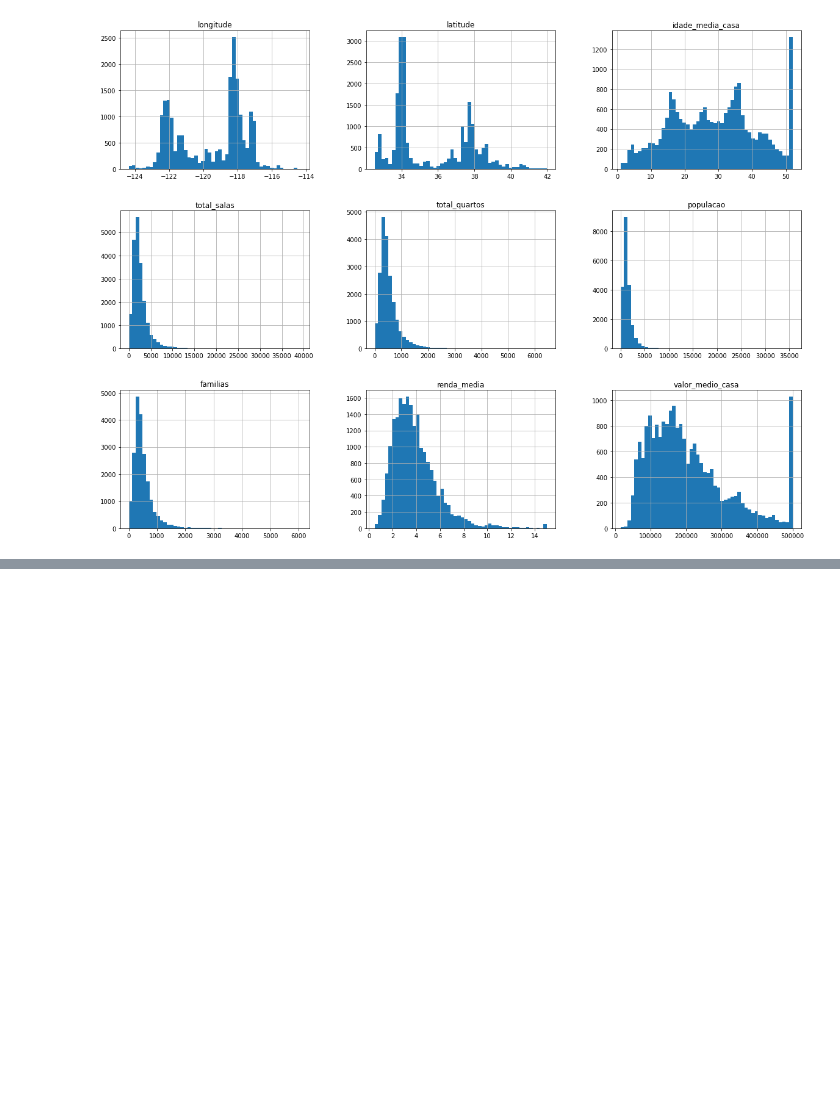
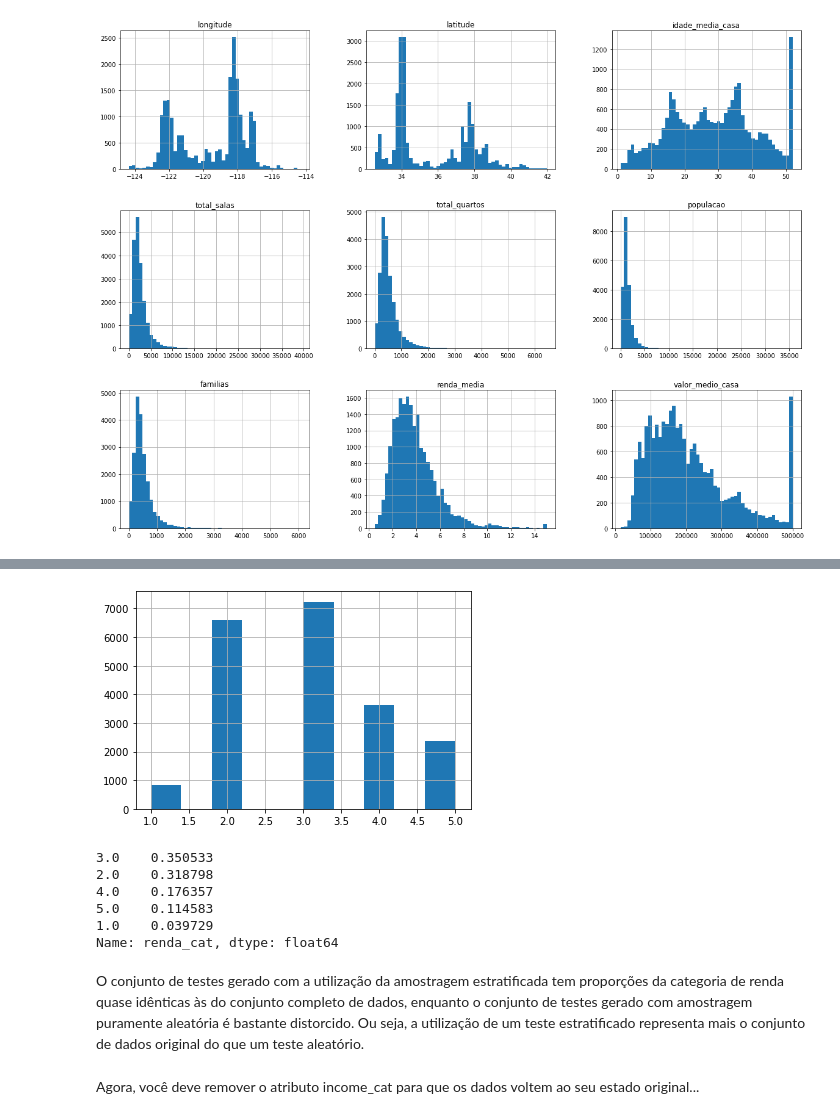
Before and after one commit to GugaMonteiro/data-science-portfolio, a Jupyter notebook: Aprendendo ML/exemplo_machine_learning.ipynb, the cells around one changed output, grey strips where cells are left out. Cells and saved outputs as stored; diff of their text form; code cells hidden in the pictures; blank space fills up the shorter version.

Commit message:
terminando a parte de dividir os dados

```diff
--- a/Aprendendo ML/exemplo_machine_learning.ipynb
+++ b/Aprendendo ML/exemplo_machine_learning.ipynb
@@ -119,0 +119,5 @@ NameError: name 'np' is not defined
+# %%
+housing['renda_cat'].hist()
+plt.show()
+# %% [output]
+[figure, added]
@@ -119,0 +130,13 @@ NameError: name 'np' is not defined
+# %%
+strat_test_set['renda_cat'].value_counts() / len(strat_test_set)
+# %% [output]
+3.0    0.350533
+2.0    0.318798
+4.0    0.176357
+5.0    0.114583
+1.0    0.039729
+Name: renda_cat, dtype: float64
+# %% [markdown]
+O conjunto de testes gerado com a utilização da amostragem estratificada tem proporções da categoria de renda quase idênticas às do conjunto completo de dados, enquanto o conjunto de testes gerado com amostragem puramente aleatória é bastante distorcido. Ou seja, a utilização de um teste estratificado representa mais o conjunto de dados original do que um teste aleatório.
+# %% [markdown]
+Agora, você deve remover o atributo income_cat para que os dados voltem ao seu estado original...
```
Also changed, not shown: parts of 8 cells of this notebook.
